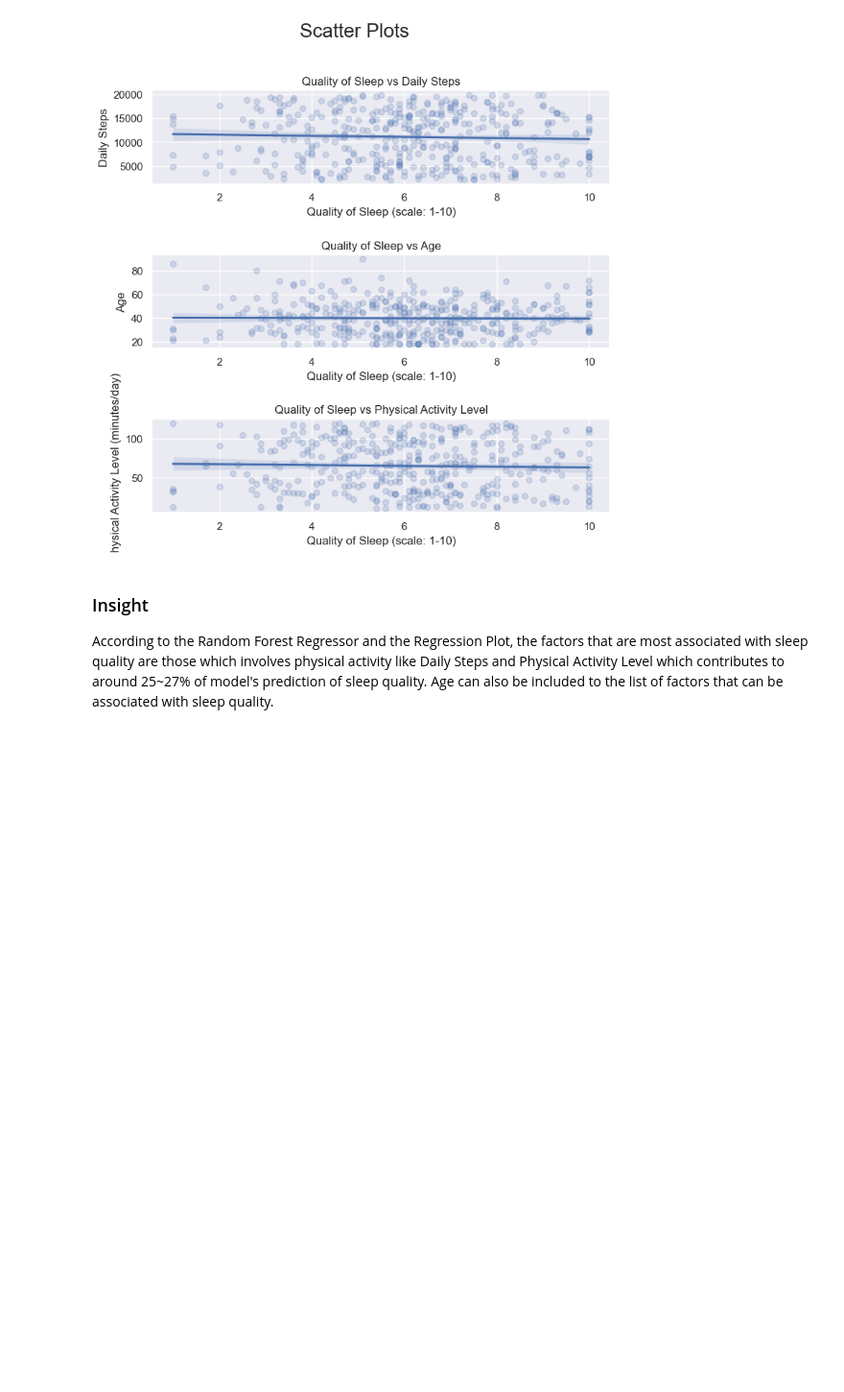
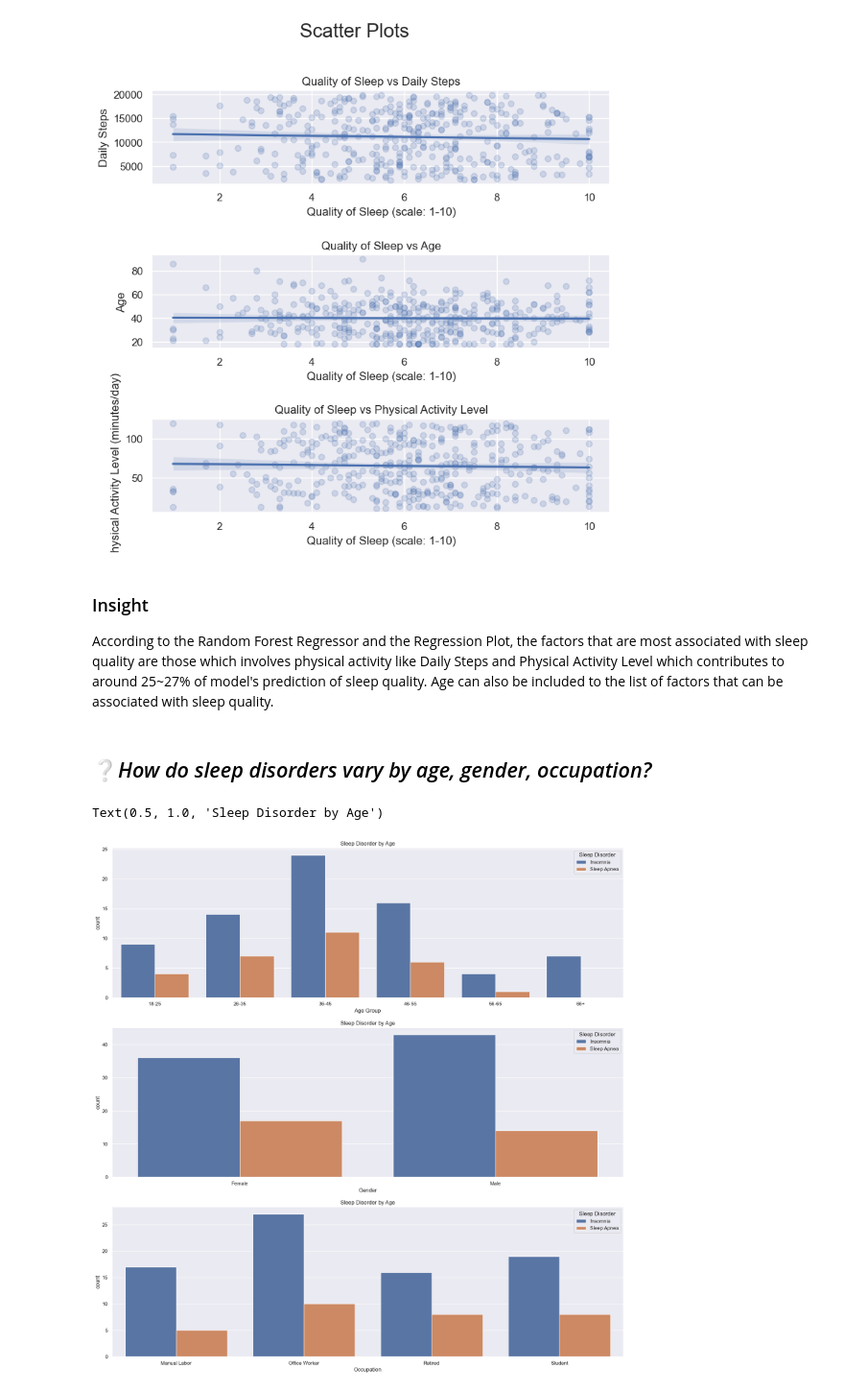
Before and after one commit to ascxiao/Sleep-Health-and-Lifestyle-Dataset, a Jupyter notebook: sleep.ipynb, the cells around one changed output. Shown at 96% size. Drawn from its saved outputs; the diff is of its cells as text; code cells hidden in the pictures; blank space fills up the shorter version.

```diff
--- a/sleep.ipynb
+++ b/sleep.ipynb
@@ -142,3 +142,21 @@ plt.show()
 <h3>Insight</h3>
 
 According to the Random Forest Regressor and the Regression Plot, the factors that are most associated with sleep quality are those which involves physical activity like Daily Steps and Physical Activity Level which contributes to around 25~27% of model's prediction of sleep quality. Age can also be included to the list of factors that can be associated with sleep quality.
+# %% [markdown]
+<h2>❔<i>How do sleep disorders vary by age, gender, occupation?</i></h2>
+# %%
+fig2, axes2 = plt.subplots(3, figsize = (20,20))
+sns.set_theme(font_scale = 1)
+
+sleep_transformed['Age Group'] = pd.cut(sleep_transformed['Age'], bins=[18,25,35,45,55,65,80], labels = ['18-25', '26-35', '36-45','46-55', '56-65', '66+'])
+ax4 = sns.countplot(x = 'Age Group', hue = 'Sleep Disorder', data = sleep_transformed, ax= axes2[0])
+ax4.set_title('Sleep Disorder by Age')
+
+ax5 = sns.countplot(x = 'Gender', hue = 'Sleep Disorder', data = sleep_transformed, ax= axes2[1])
+ax5.set_title('Sleep Disorder by Age')
+
+ax6 = sns.countplot(x = 'Occupation', hue = 'Sleep Disorder', data = sleep_transformed, ax= axes2[2])
+ax6.set_title('Sleep Disorder by Age')
+# %% [output]
+Text(0.5, 1.0, 'Sleep Disorder by Age')
+[figure, added]
```
Also changed, not shown: parts of 7 cells of this notebook.
